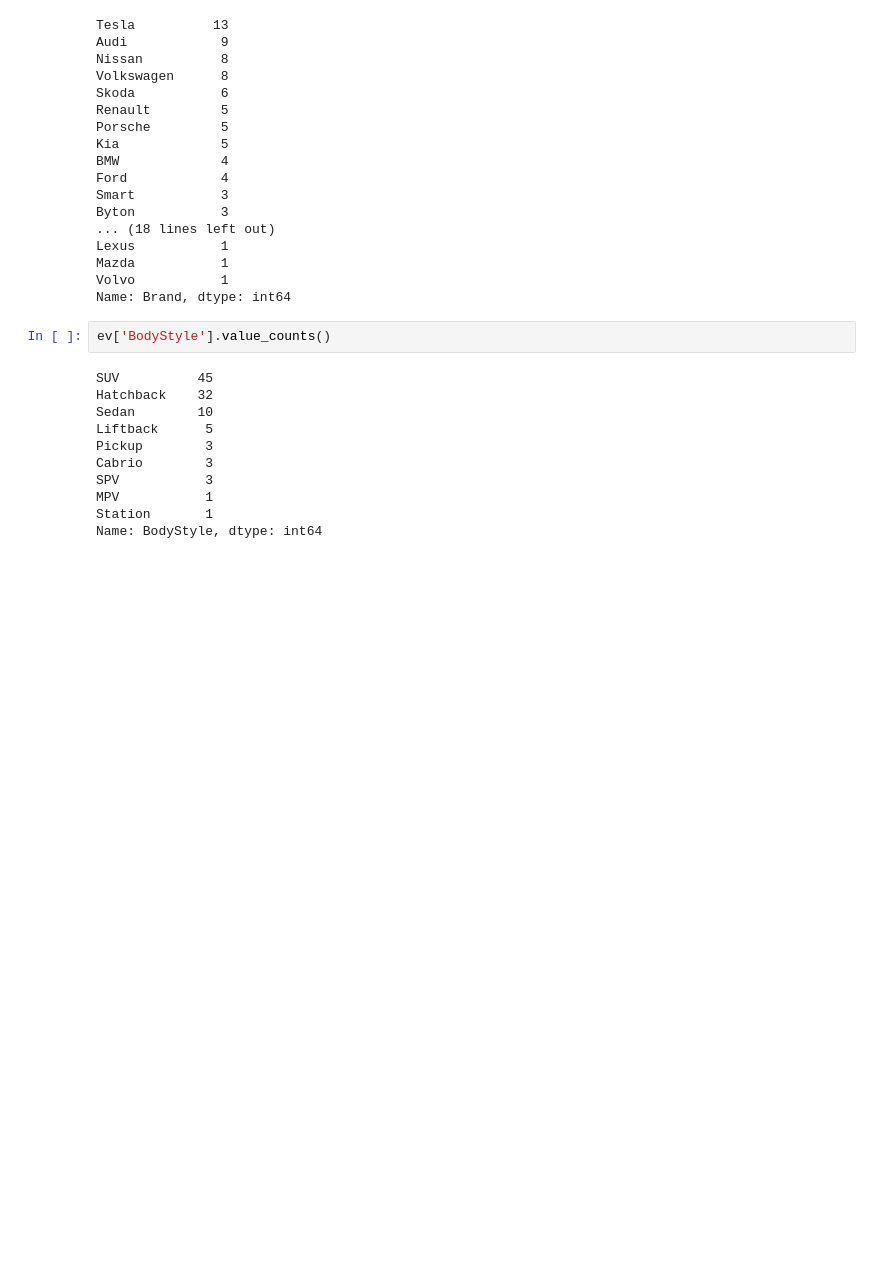
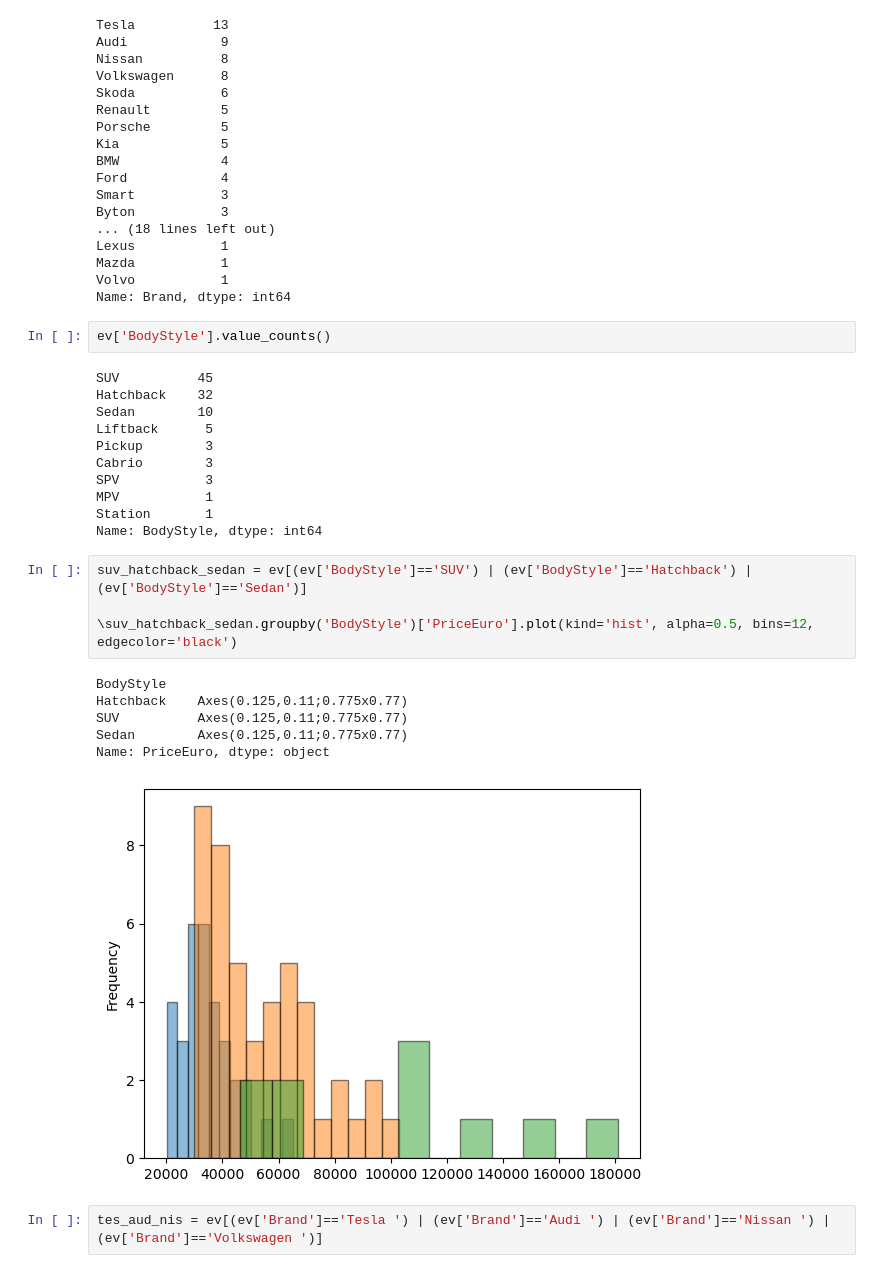
Before and after one commit to kellyshreeve/Web-App-of-Electric-Vehicle-Data-Visualizations, a Jupyter notebook: notebooks/Data Set Selection.ipynb, the cells around one changed output. Drawn from its saved outputs; the diff is of its cells as text; blank space fills up the shorter version.

```diff
--- a/notebooks/Data Set Selection.ipynb
+++ b/notebooks/Data Set Selection.ipynb
@@ -296,3 +302,16 @@ SPV           3
 MPV           1
 Station       1
 Name: BodyStyle, dtype: int64
+# %%
+suv_hatchback_sedan = ev[(ev['BodyStyle']=='SUV') | (ev['BodyStyle']=='Hatchback') | (ev['BodyStyle']=='Sedan')]
+
+\suv_hatchback_sedan.groupby('BodyStyle')['PriceEuro'].plot(kind='hist', alpha=0.5, bins=12, edgecolor='black')
+# %% [output]
+BodyStyle
+Hatchback    Axes(0.125,0.11;0.775x0.77)
+SUV          Axes(0.125,0.11;0.775x0.77)
+Sedan        Axes(0.125,0.11;0.775x0.77)
+Name: PriceEuro, dtype: object
+[figure, added]
+# %%
+tes_aud_nis = ev[(ev['Brand']=='Tesla ') | (ev['Brand']=='Audi ') | (ev['Brand']=='Nissan ') | (ev['Brand']=='Volkswagen ')]
```
Also changed, not shown: parts of 4 cells of this notebook, 1 other file.
